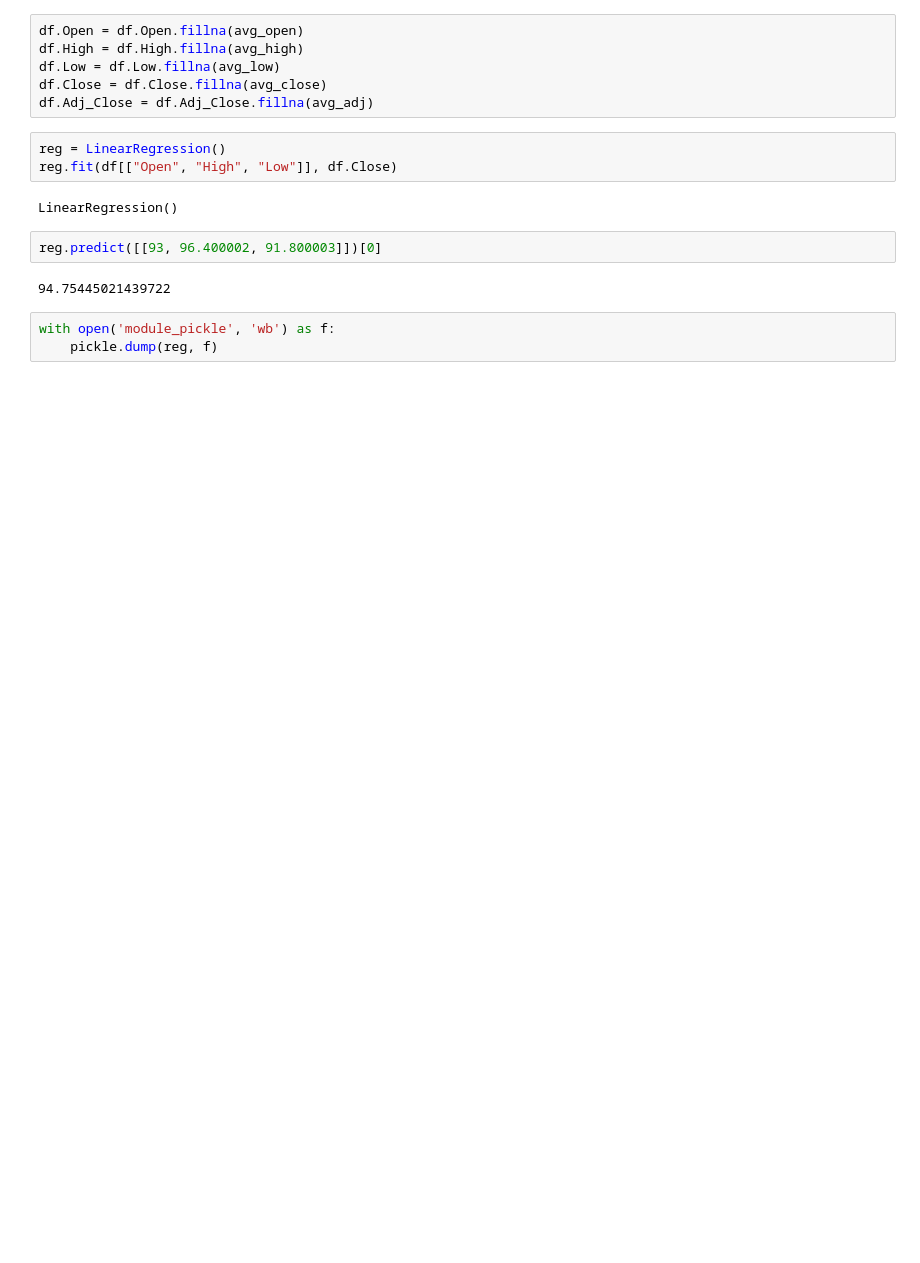
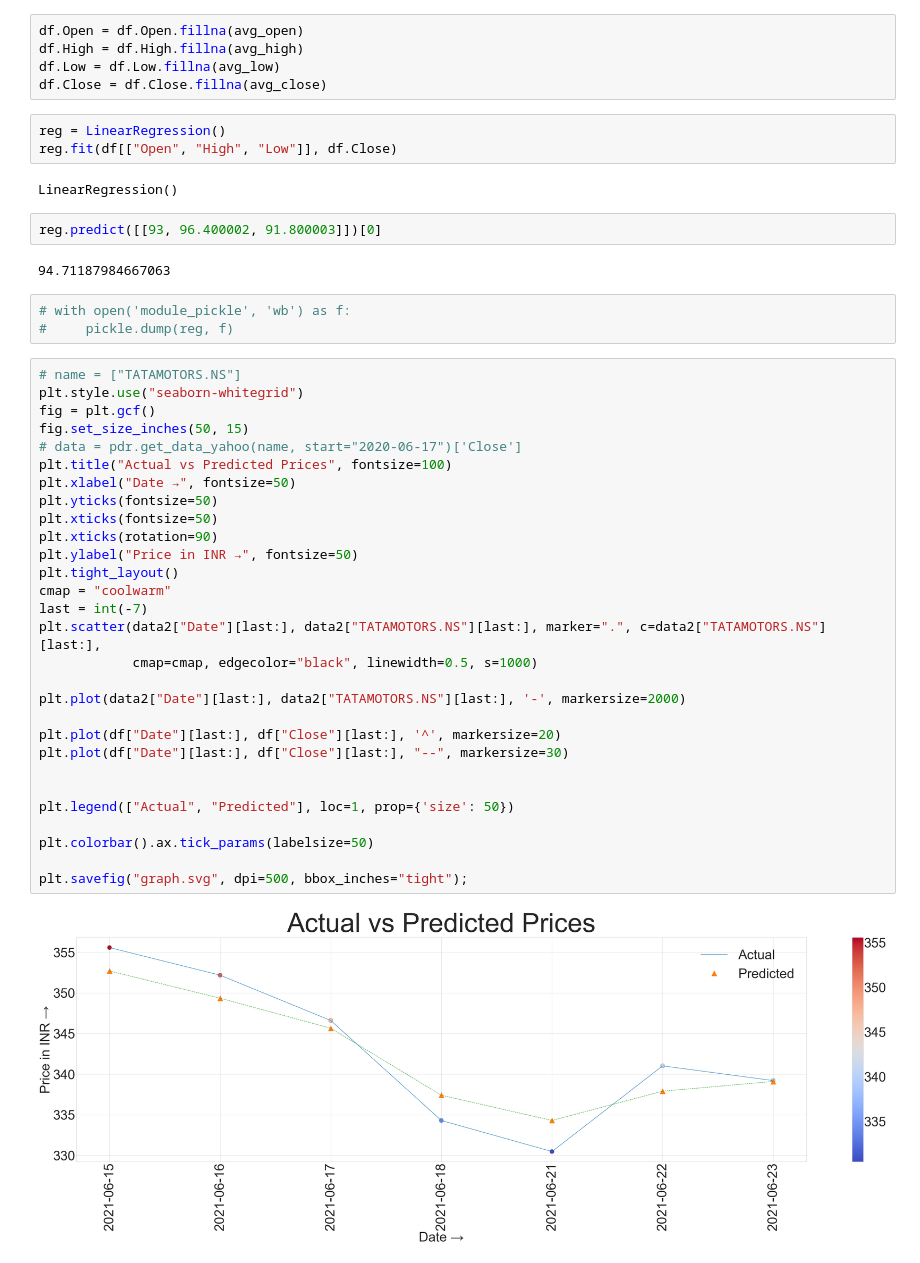
Before and after one commit to Agnij-Moitra/QFinance, a Jupyter notebook: train.ipynb, the cells around one changed output. Saved outputs shown, nothing was run; the diff lists cells and outputs as text; blank space fills up the shorter version.

```diff
--- a/train.ipynb
+++ b/train.ipynb
@@ -31,7 +36,6 @@ df.Open = df.Open.fillna(avg_open)
 df.High = df.High.fillna(avg_high)
 df.Low = df.Low.fillna(avg_low)
 df.Close = df.Close.fillna(avg_close)
-df.Adj_Close = df.Adj_Close.fillna(avg_adj)
 # %%
 reg = LinearRegression()
 reg.fit(df[["Open", "High", "Low"]], df.Close)
@@ -40,7 +44,38 @@ LinearRegression()
 # %%
 reg.predict([[93, 96.400002, 91.800003]])[0]
 # %% [output]
-94.75445021439722
+94.71187984667063
-# %%
-with open('module_pickle', 'wb') as f:
-    pickle.dump(reg, f)
+# %%
+# with open('module_pickle', 'wb') as f:
+#     pickle.dump(reg, f)
+# %%
+# name = ["TATAMOTORS.NS"]
+plt.style.use("seaborn-whitegrid")
+fig = plt.gcf()
+fig.set_size_inches(50, 15)
+# data = pdr.get_data_yahoo(name, start="2020-06-17")['Close']
+plt.title("Actual vs Predicted Prices", fontsize=100)
+plt.xlabel("Date →", fontsize=50)
+plt.yticks(fontsize=50)
+plt.xticks(fontsize=50)
+plt.xticks(rotation=90)
+plt.ylabel("Price in INR →", fontsize=50)
+plt.tight_layout()
+cmap = "coolwarm"
+last = int(-7)
+plt.scatter(data2["Date"][last:], data2["TATAMOTORS.NS"][last:], marker=".", c=data2["TATAMOTORS.NS"][last:],
+            cmap=cmap, edgecolor="black", linewidth=0.5, s=1000)
+
+plt.plot(data2["Date"][last:], data2["TATAMOTORS.NS"][last:], '-', markersize=2000)
+
+plt.plot(df["Date"][last:], df["Close"][last:], '^', markersize=20)
+plt.plot(df["Date"][last:], df["Close"][last:], "--", markersize=30)
+
+
+plt.legend(["Actual", "Predicted"], loc=1, prop={'size': 50})
+
+plt.colorbar().ax.tick_params(labelsize=50)
+
+plt.savefig("graph.svg", dpi=500, bbox_inches="tight");
+# %% [output]
+[figure, added]
```
Also changed, not shown: parts of 5 cells of this notebook.
